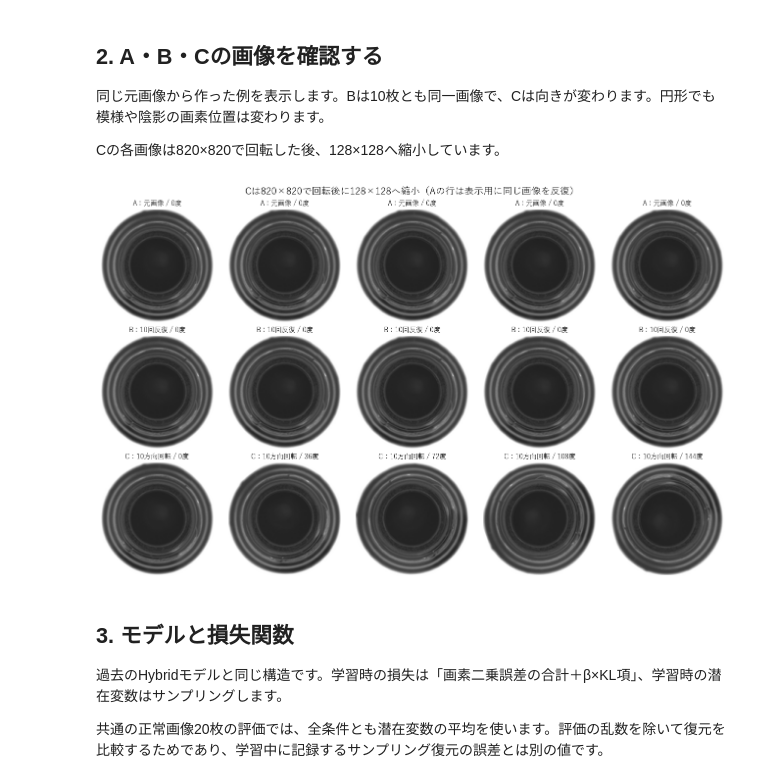
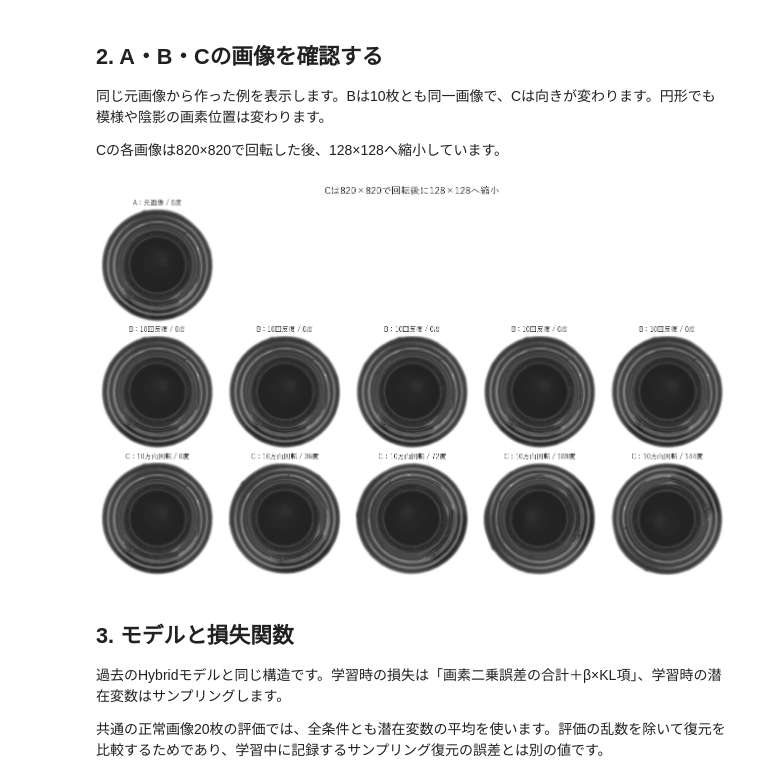
Before and after one commit to tokiyaokoshi/image-anomaly-detection, a Jupyter notebook: code/261021画像反復と回転拡張による学習効果の比較.ipynb, the cells around one changed output. Drawn from its saved outputs; the diff is of its cells as text; code cells hidden in the pictures.

```diff
--- a/code/261021画像反復と回転拡張による学習効果の比較.ipynb
+++ b/code/261021画像反復と回転拡張による学習効果の比較.ipynb
@@ -217,18 +217,21 @@ Cの各画像は820×820で回転した後、128×128へ縮小しています。
 # %%
 fig, axes = plt.subplots(3, 5, figsize=(13, 8), constrained_layout=True)
 for row, condition in enumerate(CONDITIONS):
     for column in range(5):
+        if condition == 'A_original' and column > 0:
+            axes[row, column].set_visible(False)
+            continue
         index = 0 if condition == 'A_original' else column
         image, parent, variant = datasets[condition][index]
         axes[row, column].imshow(image[0], cmap='gray', vmin=0, vmax=1)
         angle = ANGLES[variant] if condition == 'C_rotate10' else 0
         axes[row, column].set_title(f'{CONDITION_LABELS[condition]} / {angle}度', fontsize=10)
         axes[row, column].axis('off')
-fig.suptitle('Cは820×820で回転後に128×128へ縮小（Aの行は表示用に同じ画像を反復）', fontsize=14)
+fig.suptitle('Cは820×820で回転後に128×128へ縮小', fontsize=14)
 plt.show()
 plt.close(fig)
 # %% [output]
-[figure, old version]
+[figure, new version]
 # %% [markdown]
 ## 3. モデルと損失関数
 
```
Also changed, not shown: 1 other file.
